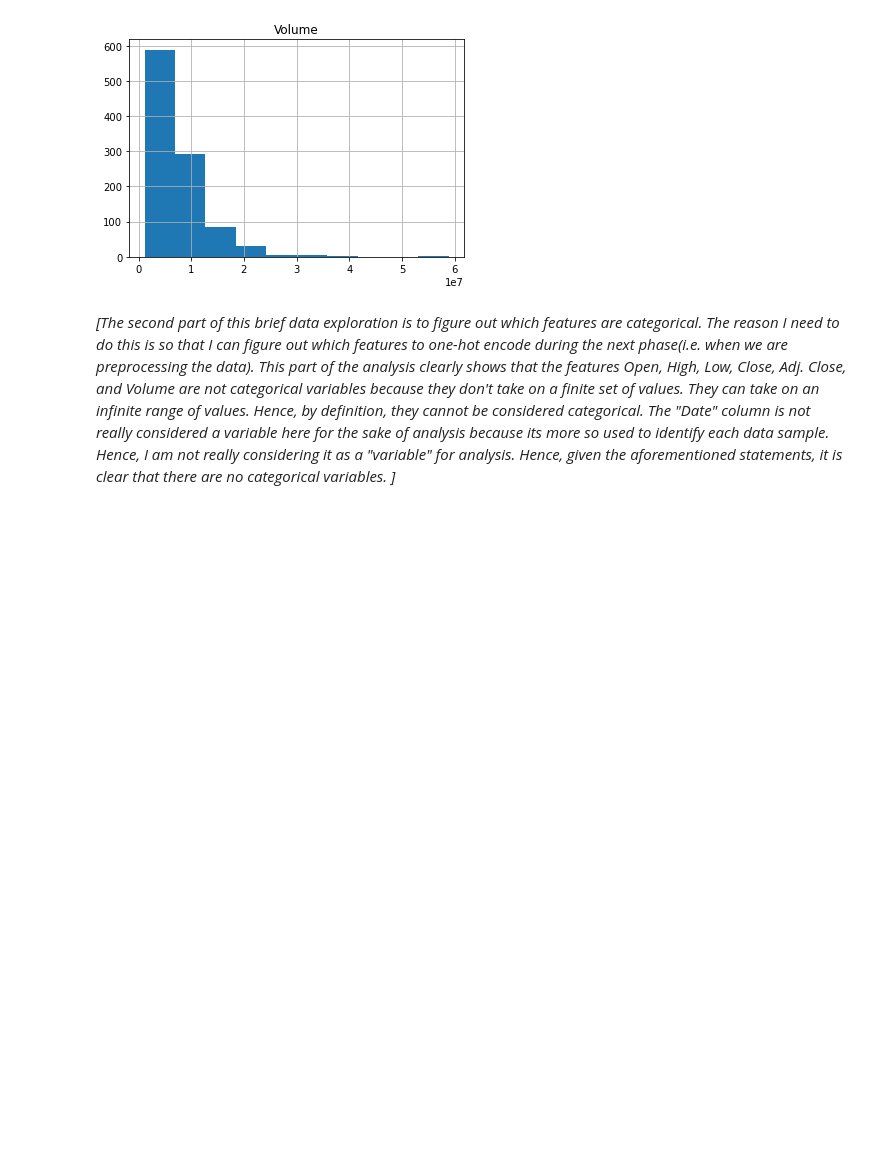
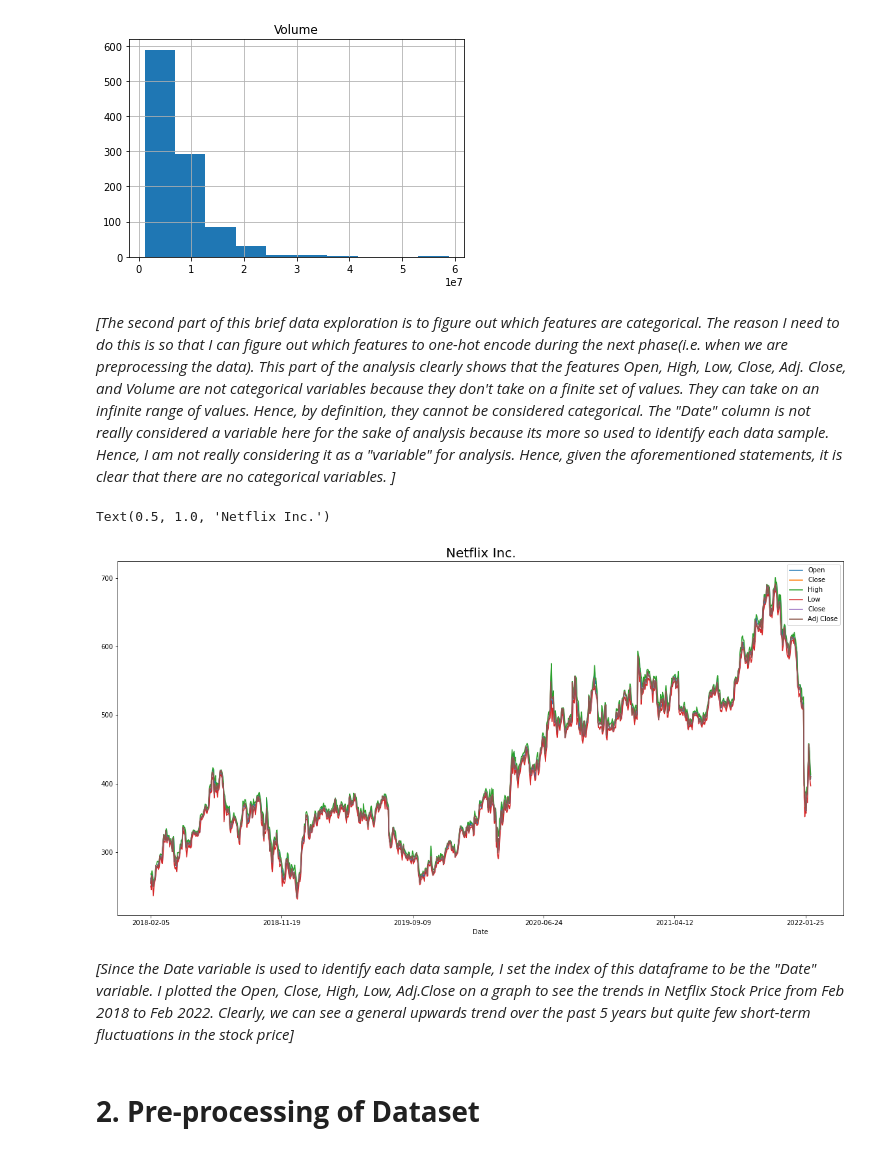
Before and after one commit to Ravi-Raghavan/ECE_443_Term_Project, a Jupyter notebook: NetflixStockPrices.ipynb, the cells around one changed output. Drawn from its saved outputs; the diff is of its cells as text; code cells hidden in the pictures; blank space fills up the shorter version.

Commit message:
Finished Part 2 for Netflix Notebook

```diff
--- a/NetflixStockPrices.ipynb
+++ b/NetflixStockPrices.ipynb
@@ -71,3 +74,14 @@ The column Date can not be represented as a histogram
 [figure]
 # %% [markdown]
 _[The second part of this brief data exploration is to figure out which features are categorical. The reason I need to do this is so that I can figure out which features to one-hot encode during the next phase(i.e. when we are preprocessing the data). This part of the analysis clearly shows that the features Open, High, Low, Close, Adj. Close, and Volume are not categorical variables because they don't take on a finite set of values. They can take on an infinite range of values. Hence, by definition, they cannot be considered categorical. The "Date" column is not really considered a variable here for the sake of analysis because its more so used to identify each data sample. Hence, I am not really considering it as a "variable" for analysis. Hence, given the aforementioned statements, it is clear that there are no categorical variables. ]_
+# %%
+netflix_stock_prices.set_index("Date", inplace = True) #set date as the index
+netflix_stock_prices[['Open', 'Close', 'High','Low','Close','Adj Close']].plot(figsize= (20, 10)) #Plot Stock Values for Netflix Over period from Feb 2018 to Feb 2022
+plt.title("Netflix Inc.", fontsize = 20) #Title the Plot Netflix Inc.
+# %% [output]
+Text(0.5, 1.0, 'Netflix Inc.')
+[figure, added]
+# %% [markdown]
+_[Since the Date variable is used to identify each data sample, I set the index of this dataframe to be the "Date" variable. I plotted the Open, Close, High, Low, Adj.Close on a graph to see the trends in Netflix Stock Price from Feb 2018 to Feb 2022. Clearly, we can see a general upwards trend over the past 5 years but quite few short-term fluctuations in the stock price]_
+# %% [markdown]
+# **2. Pre-processing of Dataset**
```
Also changed, not shown: parts of 4 cells of this notebook, 1 other file.
